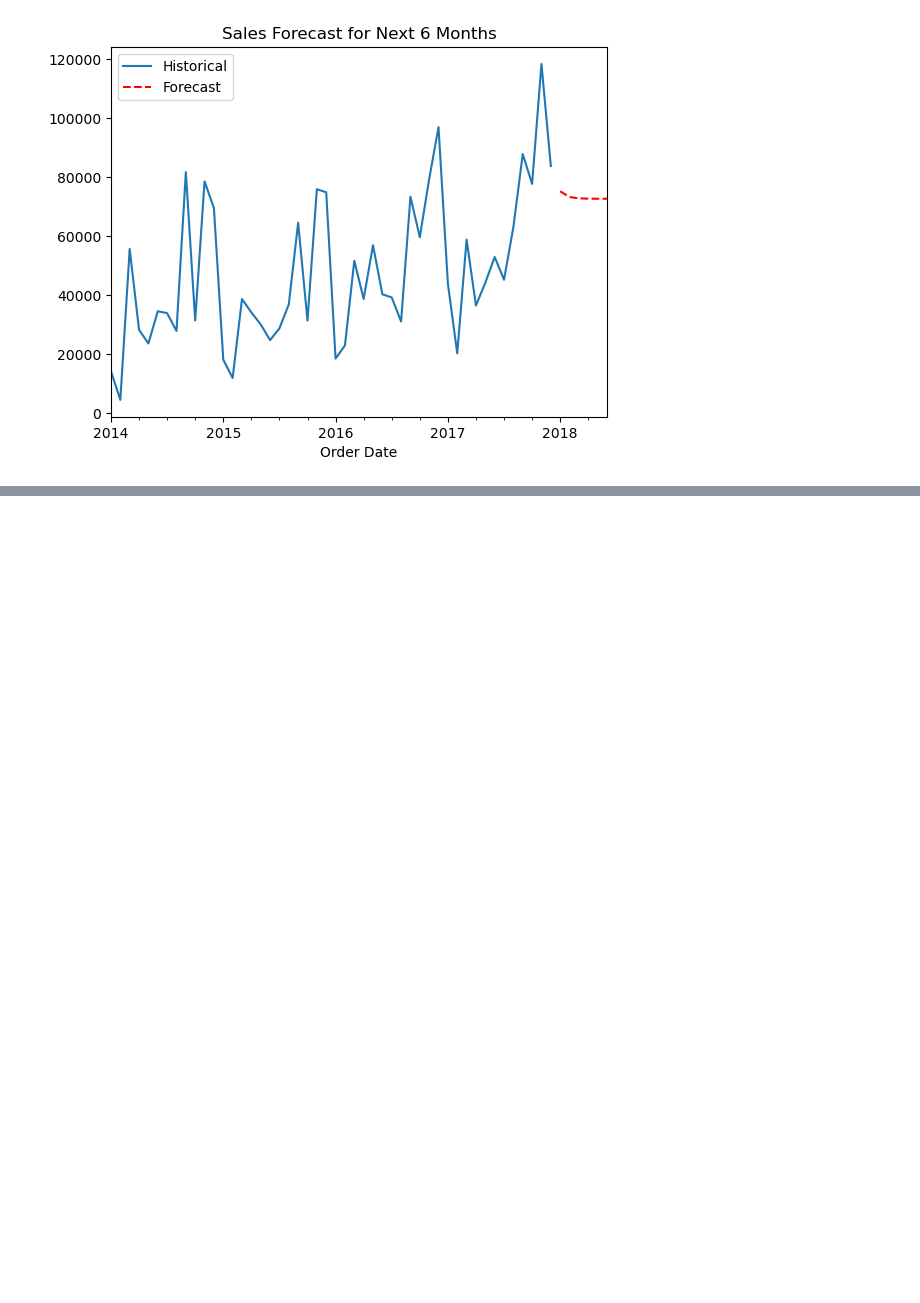
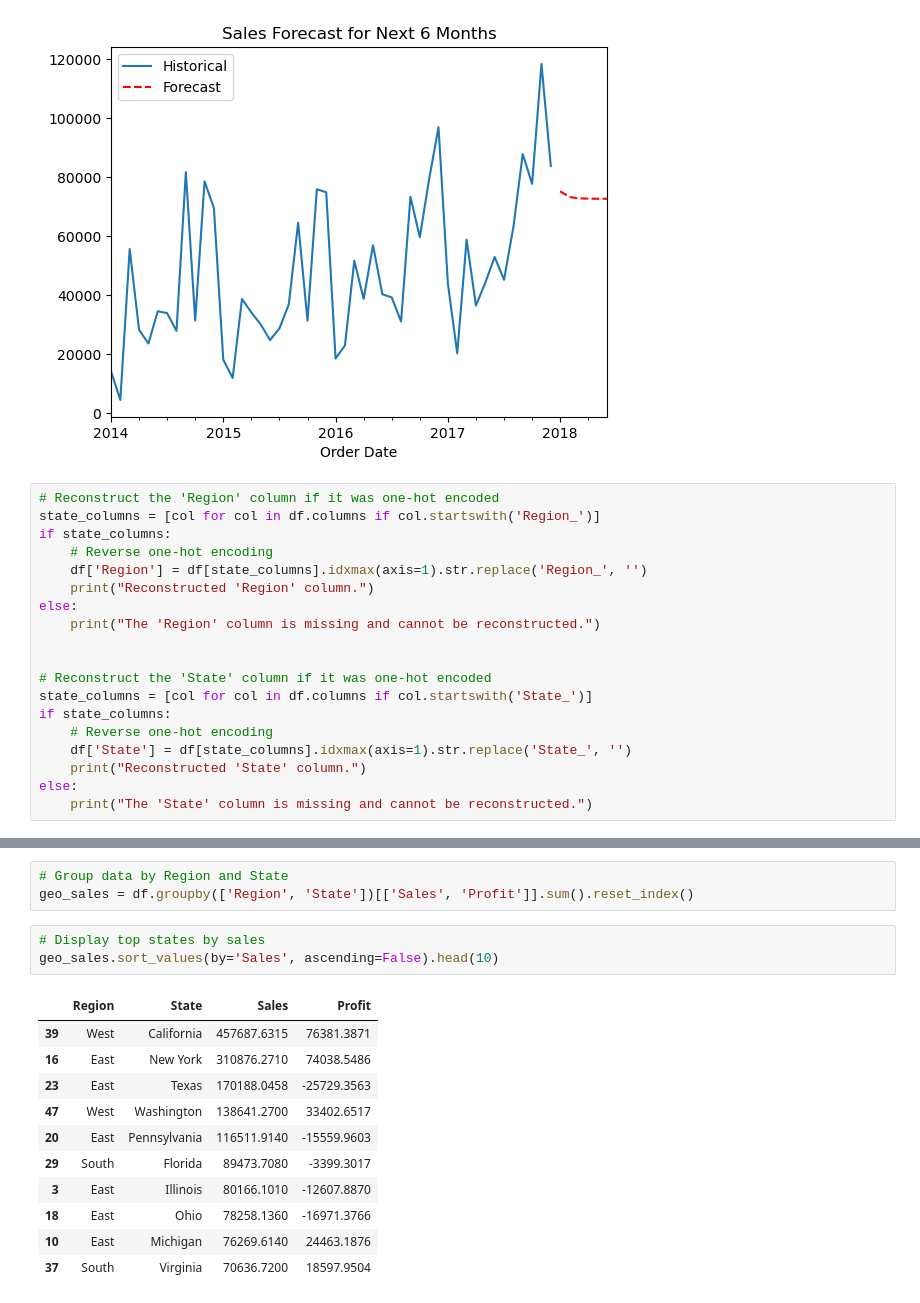
Before and after one commit to yrehim7/superstore_eda_analysis, a Jupyter notebook: main.ipynb, the cells around one changed output, grey strips where cells are left out. Cells and saved outputs as stored; diff of their text form; blank space fills up the shorter version.

```diff
--- a/main.ipynb
+++ b/main.ipynb
@@ -739,3 +739,22 @@ plt.title("Sales Forecast for Next 6 Months")
 plt.show()
 # %% [output]
 [figure]
+# %%
+# Reconstruct the 'Region' column if it was one-hot encoded
+state_columns = [col for col in df.columns if col.startswith('Region_')]
+if state_columns:
+    # Reverse one-hot encoding
+    df['Region'] = df[state_columns].idxmax(axis=1).str.replace('Region_', '')
+    print("Reconstructed 'Region' column.")
+else:
+    print("The 'Region' column is missing and cannot be reconstructed.")
+
+
+# Reconstruct the 'State' column if it was one-hot encoded
+state_columns = [col for col in df.columns if col.startswith('State_')]
+if state_columns:
+    # Reverse one-hot encoding
+    df['State'] = df[state_columns].idxmax(axis=1).str.replace('State_', '')
+    print("Reconstructed 'State' column.")
+else:
+    print("The 'State' column is missing and cannot be reconstructed.")
@@ -741,0 +779,18 @@ plt.show()
+# %%
+# Group data by Region and State
+geo_sales = df.groupby(['Region', 'State'])[['Sales', 'Profit']].sum().reset_index()
+# %%
+# Display top states by sales
+geo_sales.sort_values(by='Sales', ascending=False).head(10)
+# %% [output]
+|  | Region | State | Sales | Profit |
+| 39 | West | California | 457687.6315 | 76381.3871 |
+| 16 | East | New York | 310876.2710 | 74038.5486 |
+| 23 | East | Texas | 170188.0458 | -25729.3563 |
+| 47 | West | Washington | 138641.2700 | 33402.6517 |
+| 20 | East | Pennsylvania | 116511.9140 | -15559.9603 |
+| 29 | South | Florida | 89473.7080 | -3399.3017 |
+| 3 | East | Illinois | 80166.1010 | -12607.8870 |
+| 18 | East | Ohio | 78258.1360 | -16971.3766 |
+| 10 | East | Michigan | 76269.6140 | 24463.1876 |
+| 37 | South | Virginia | 70636.7200 | 18597.9504 |
```
Also changed, not shown: parts of 2 cells of this notebook.
